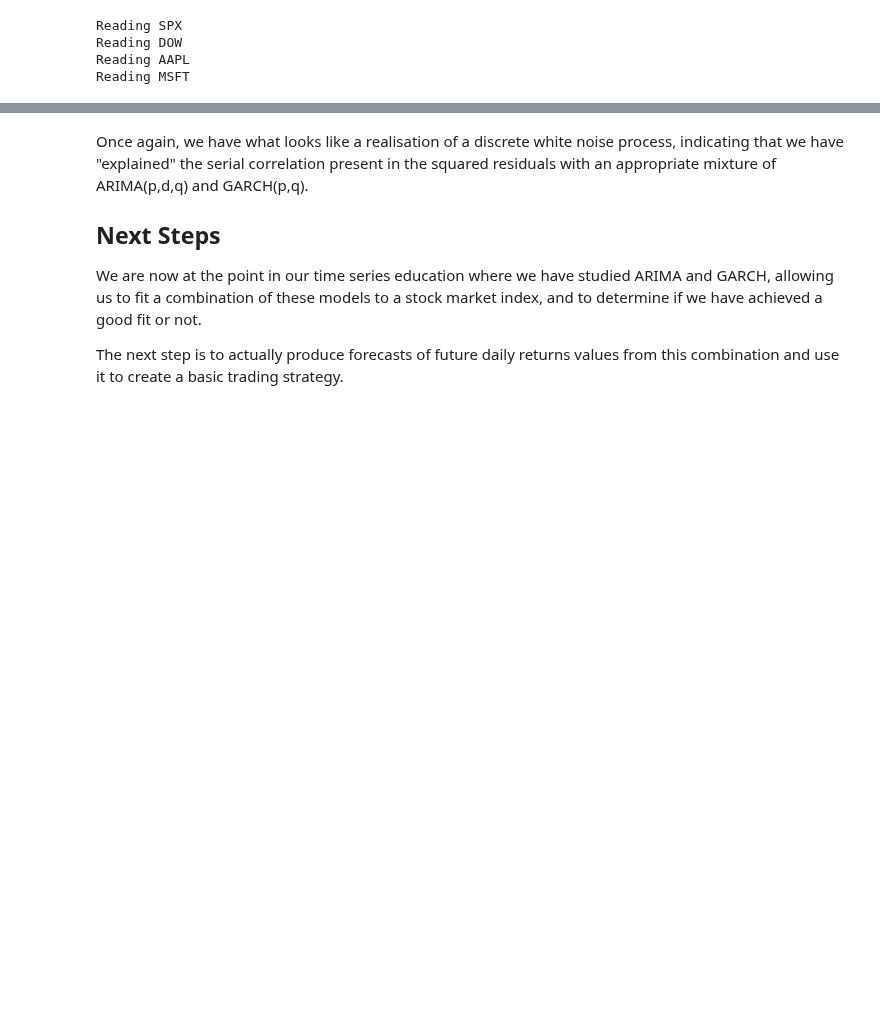
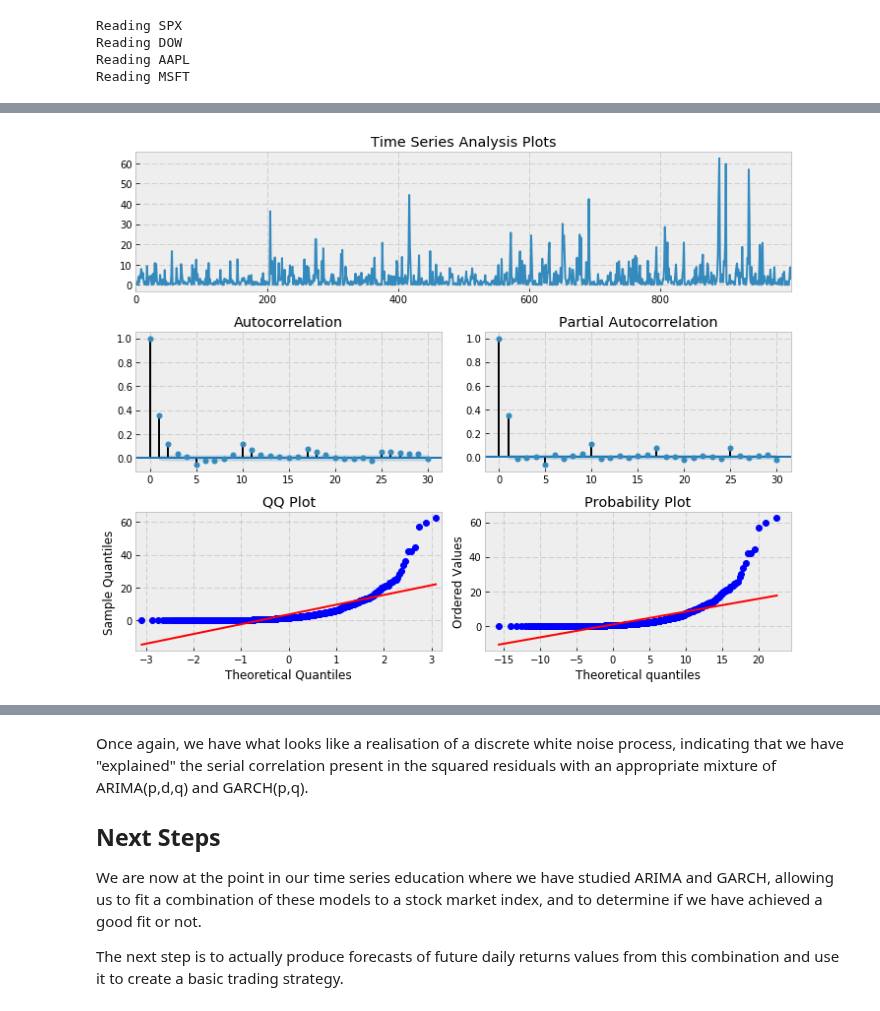
Before and after one commit to Auquan/Tutorials, a Jupyter notebook: Time Series Analysis - 4.ipynb, the cells around one changed output, grey strips where cells are left out. Drawn from its saved outputs; the diff is of its cells as text; code cells hidden in the pictures; blank space fills up the shorter version.

```diff
--- a/Time Series Analysis - 4.ipynb
+++ b/Time Series Analysis - 4.ipynb
@@ -77,0 +132,4 @@ ARCH(p) models can be thought of as simply an AR(p) model applied to the varianc
+# %%
+tsplot(y**2, lags=30)
+# %% [output]
+[figure, added]
```
Also changed, not shown: parts of 16 cells of this notebook, 3 other files.
